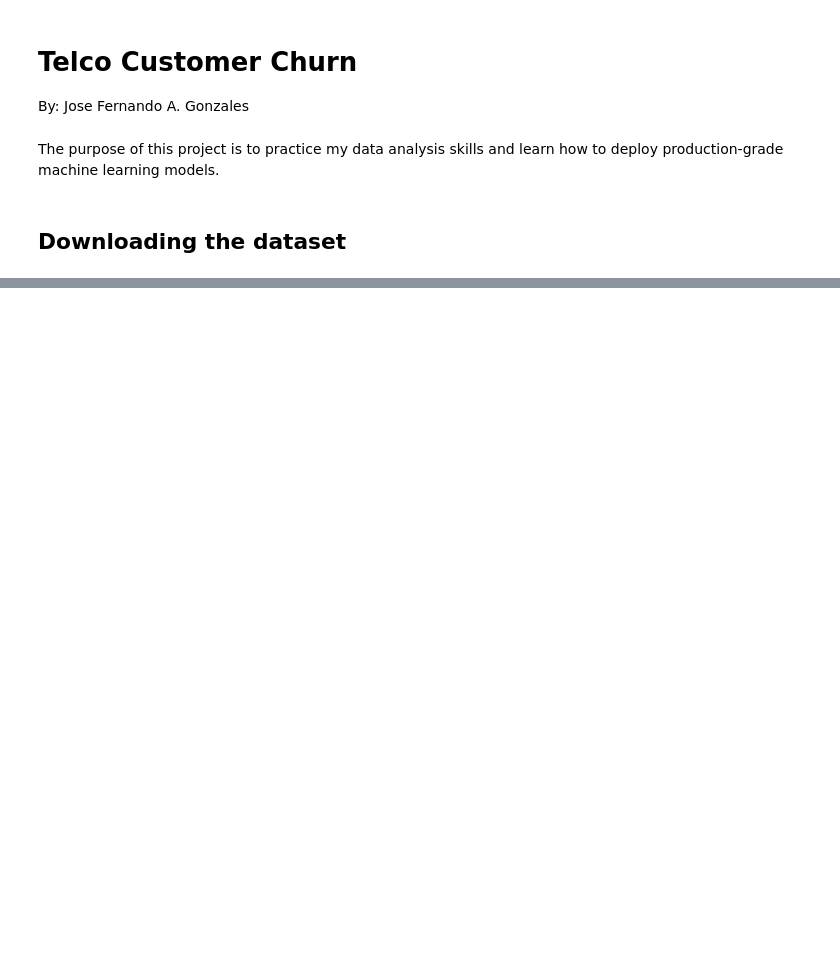
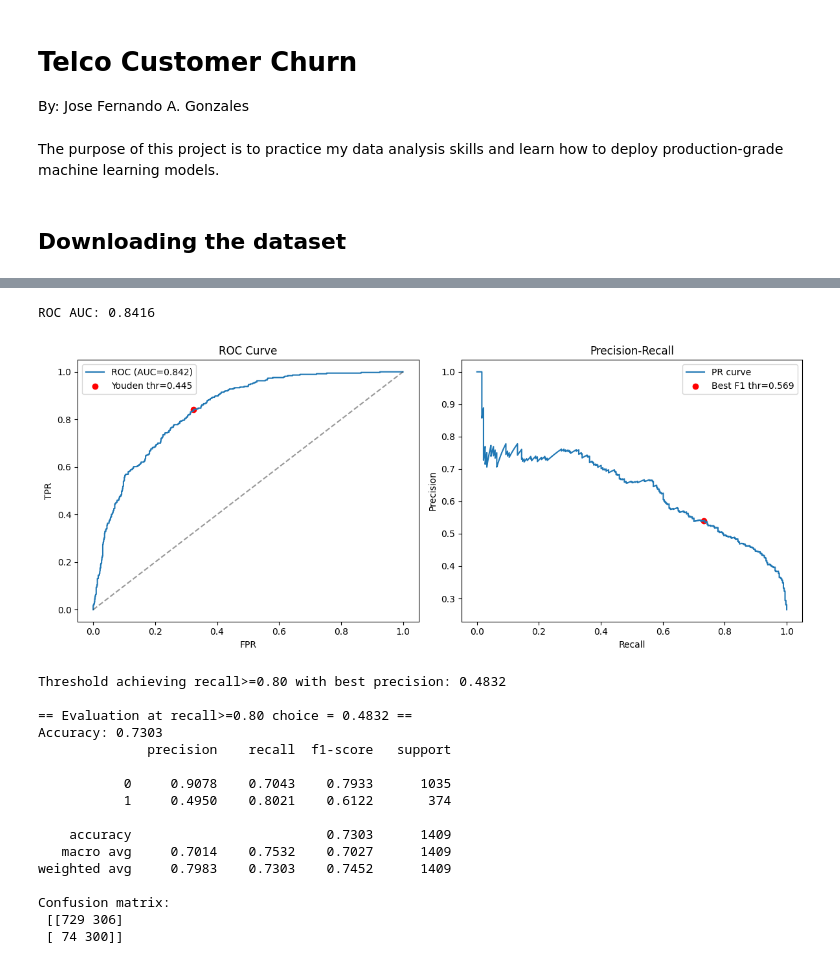
Before and after one commit to solvin-it/customer-churn-api, a Jupyter notebook: notebooks/exploratory.ipynb, the cells around one changed output, grey strips where cells are left out. Saved outputs shown, nothing was run; the diff lists cells and outputs as text; code cells hidden in the pictures; blank space fills up the shorter version.

```diff
--- a/notebooks/exploratory.ipynb
+++ b/notebooks/exploratory.ipynb
@@ -22,0 +367,15 @@ import seaborn as sns
+# %%
+f1_scores = []
+for t in thresholds:
+    preds = (y_predicted_proba >= t).astype(int)
+    f1_scores.append(f1_score(y_test, preds))
+
+best_idx_f1 = int(np.argmax(f1_scores))
+best_thr_f1 = thresholds[best_idx_f1]
+best_f1 = f1_scores[best_idx_f1]
+
+# 2) Find threshold by Youden's J (maximize TPR - FPR) on ROC curve
+youden = tpr - fpr
+best_idx_youden = int(np.argmax(youden))
+best_thr_youden = roc_thresholds[best_idx_youden]
+best_roc_auc = auc(fpr, tpr)
@@ -22,0 +423,60 @@ import seaborn as sns
+# %%
+print(f"\nROC AUC: {best_roc_auc:.4f}")
+
+# Plots: ROC and PR with chosen thresholds marked
+fig, ax = plt.subplots(1, 2, figsize=(12, 5))
+
+# ROC
+ax[0].plot(fpr, tpr, label=f'ROC (AUC={best_roc_auc:.3f})')
+ax[0].scatter(fpr[best_idx_youden], tpr[best_idx_youden], color='red', label=f"Youden thr={best_thr_youden:.3f}")
+ax[0].plot([0,1],[0,1],'k--', alpha=0.4)
+ax[0].set_xlabel("FPR")
+ax[0].set_ylabel("TPR")
+ax[0].set_title("ROC Curve")
+ax[0].legend()
+
+# Precision-Recall
+ax[1].plot(recall, precision, label='PR curve')
+# find PR point corresponding to best F1 threshold
+# note: thresholds aligns to prec[1:] and rec[1:], so find nearest
+pr_point_idx = np.argmin(np.abs(thresholds - best_thr_f1))
+ax[1].scatter(recall[pr_point_idx+1], precision[pr_point_idx+1], color='red', label=f"Best F1 thr={best_thr_f1:.3f}")
+ax[1].set_xlabel("Recall")
+ax[1].set_ylabel("Precision")
+ax[1].set_title("Precision-Recall")
+ax[1].legend()
+
+plt.tight_layout()
+plt.show()
+
+# Optionally: pick threshold to satisfy a business constraint, e.g. ensure recall>=0.80 with max precision
+desired_recall = 0.80
+valid_thrs = thresholds[[i for i,p in enumerate(recall[1:]) if p >= desired_recall]]
+if len(valid_thrs):
+    # choose the threshold among valid that gives highest precision
+    precisions_at_valid = [precision[i+1] for i in range(len(recall)-1) if recall[i+1] >= desired_recall]
+    best_idx = int(np.argmax(precisions_at_valid))
+    chosen_thr = valid_thrs[best_idx]
+    print(f"\nThreshold achieving recall>={desired_recall:.2f} with best precision: {chosen_thr:.4f}")
+    eval_at_threshold(chosen_thr, tag=f"recall>={desired_recall:.2f} choice")
+else:
+    print(f"\nNo threshold found that achieves recall >= {desired_recall:.2f}")
+# %% [output]
+ROC AUC: 0.8416
+[figure, added]
+Threshold achieving recall>=0.80 with best precision: 0.4832
+
+== Evaluation at recall>=0.80 choice = 0.4832 ==
+Accuracy: 0.7303
+              precision    recall  f1-score   support
+
+           0     0.9078    0.7043    0.7933      1035
+           1     0.4950    0.8021    0.6122       374
+
+    accuracy                         0.7303      1409
+   macro avg     0.7014    0.7532    0.7027      1409
+weighted avg     0.7983    0.7303    0.7452      1409
+
+Confusion matrix:
+ [[729 306]
+ [ 74 300]]
```
Also changed, not shown: parts of 34 cells of this notebook, 1 other file.
